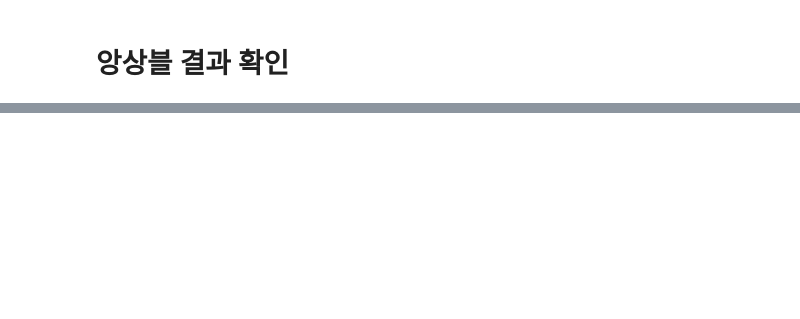
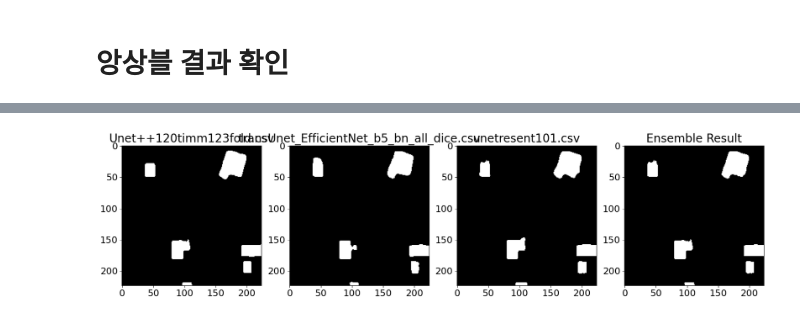
Before and after one commit to KURasengan/SWdacon, a Jupyter notebook: pixel_ensemble.ipynb, the cells around one changed output, grey strips where cells are left out. Cells and saved outputs as stored; diff of their text form; code cells hidden in the pictures; blank space fills up the shorter version.

```diff
--- a/pixel_ensemble.ipynb
+++ b/pixel_ensemble.ipynb
@@ -103,9 +103,9 @@ class Ensemble:
 # %% [markdown]
 # 개별 설정
 # %%
-folder_path = 'ensemble' # csv 파일이 있는 폴더의 경로 입력. csv 파일만 선택하므로 다른 파일이 포함되어 있어도 상관 없음.
-temp_folder = "temp" # 계산하여 분할 저장할 파일의 경로
-submit_path = "ensemble_result" # 저장할 경로 지정. 없어도 만들어주니까 괜찮음.
+folder_path = './minseo/data/ensamble/' # csv 파일이 있는 폴더의 경로 입력. csv 파일만 선택하므로 다른 파일이 포함되어 있어도 상관 없음.
+temp_folder = "./minseo/data/temp" # 계산하여 분할 저장할 파일의 경로
+submit_path = "./minseo/data/ensemble_result" # 저장할 경로 지정. 없어도 만들어주니까 괜찮음.
 img_shape = (224, 224) # encoding할 image shape
 block_size = 10000 # 60000개의 row를 한 번에 처리할 수 없어 작은 size로 분해해 처리. 이게 클수록 메모리 소모 큼. 저장 공간 10G 이상 필요.
 ens = Ensemble(folder_path=folder_path, img_shape=(224, 224), block_size=block_size, temp_folder=temp_folder)
@@ -155,0 +166,4 @@ plot_res(df_list, result, 10) # 몇 번 테스트 파일을 볼 것인지
+# %%
+plot_res(df_list, result, 20) # 몇 번 테스트 파일을 볼 것인지
+# %% [output]
+[figure, added]
```
Also changed, not shown: parts of 4 cells of this notebook, 6 other files.
